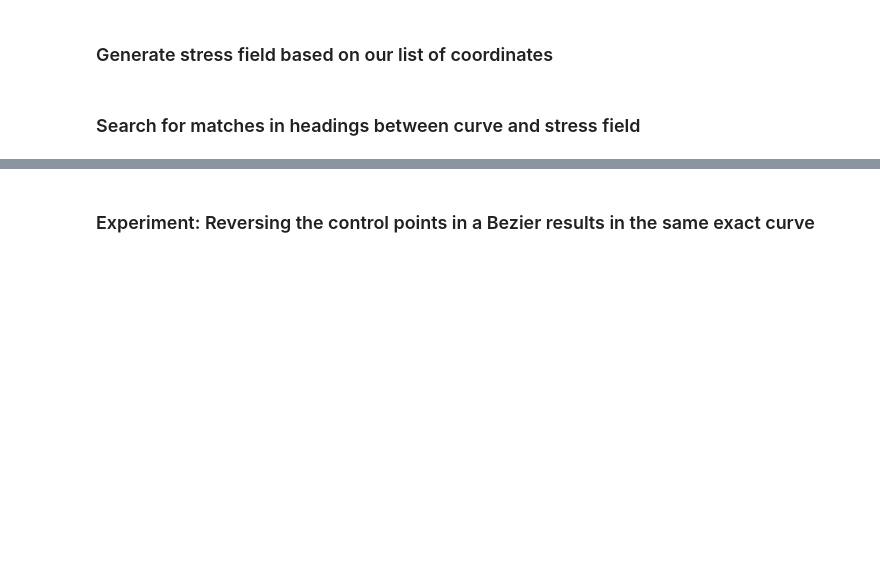
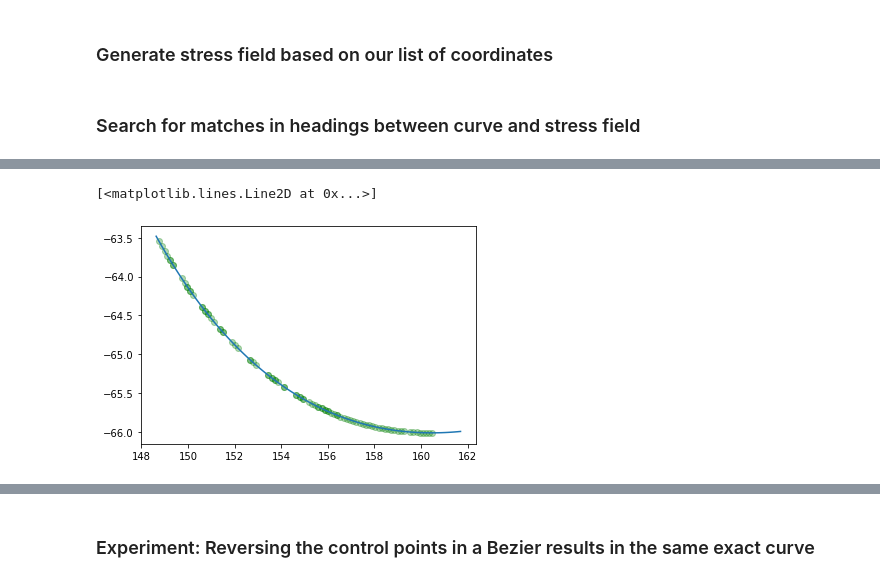
Before and after one commit to ssajous/europa-cycloids, a Jupyter notebook: src/Sample.ipynb, the cells around one changed output, grey strips where cells are left out. Saved outputs shown, nothing was run; the diff lists cells and outputs as text; code cells hidden in the pictures; blank space fills up the shorter version.

```diff
--- a/src/Sample.ipynb
+++ b/src/Sample.ipynb
@@ -644,7 +731,9 @@ merged = df.merge(
     on=['lon', 'lat', 'headingCategory']
 )
 # %%
-import math
+# merged.loc[not df.isnull(merged['stress'])]
+merged = merged.loc[merged['stress'] > 0]
+merged['maxStress'] = merged.groupby('pointNumber')['stress'].transform('max')
+merged_unique = merged.loc[merged['stress'] == merged['maxStress']]
 
-# merged.loc[not df.isnull(merged['stress'])]
-merged.loc[merged['stress'] > 0]
+calculate_loss(merged_unique)
@@ -651,3 +742,15 @@ merged.loc[merged['stress'] > 0]
+# %%
+def match_orientations(curve, stresses):
+    merged = curve.merge(
+        stresses,
+        how='left',
+        on=['lon', 'lat', 'headingCategory']
+    )
+    merged = merged.loc[merged['stress'] > 0]
+    merged['maxStress'] = merged.groupby('pointNumber')['stress'].transform('max')
+    merged_unique = merged.loc[merged['stress'] == merged['maxStress']]
+
+    return merged_unique
 # %%
 # Reverse propagation
 
@@ -681,0 +855,12 @@ controls
+# %%
+field = build_stress_field(interior, df, 300)
+matches = match_orientations(df, field)
+
+plt.scatter(matches['lon'], matches['lat'], alpha=0.3, color='green')
+
+x = [point[0] for point in bpoints]
+y = [point[1] for point in bpoints]
+plt.plot(x, y)
+# %% [output]
+[<matplotlib.lines.Line2D at 0x...>]
+[figure, added]
```
Also changed, not shown: parts of 43 cells of this notebook, 4 other files.
